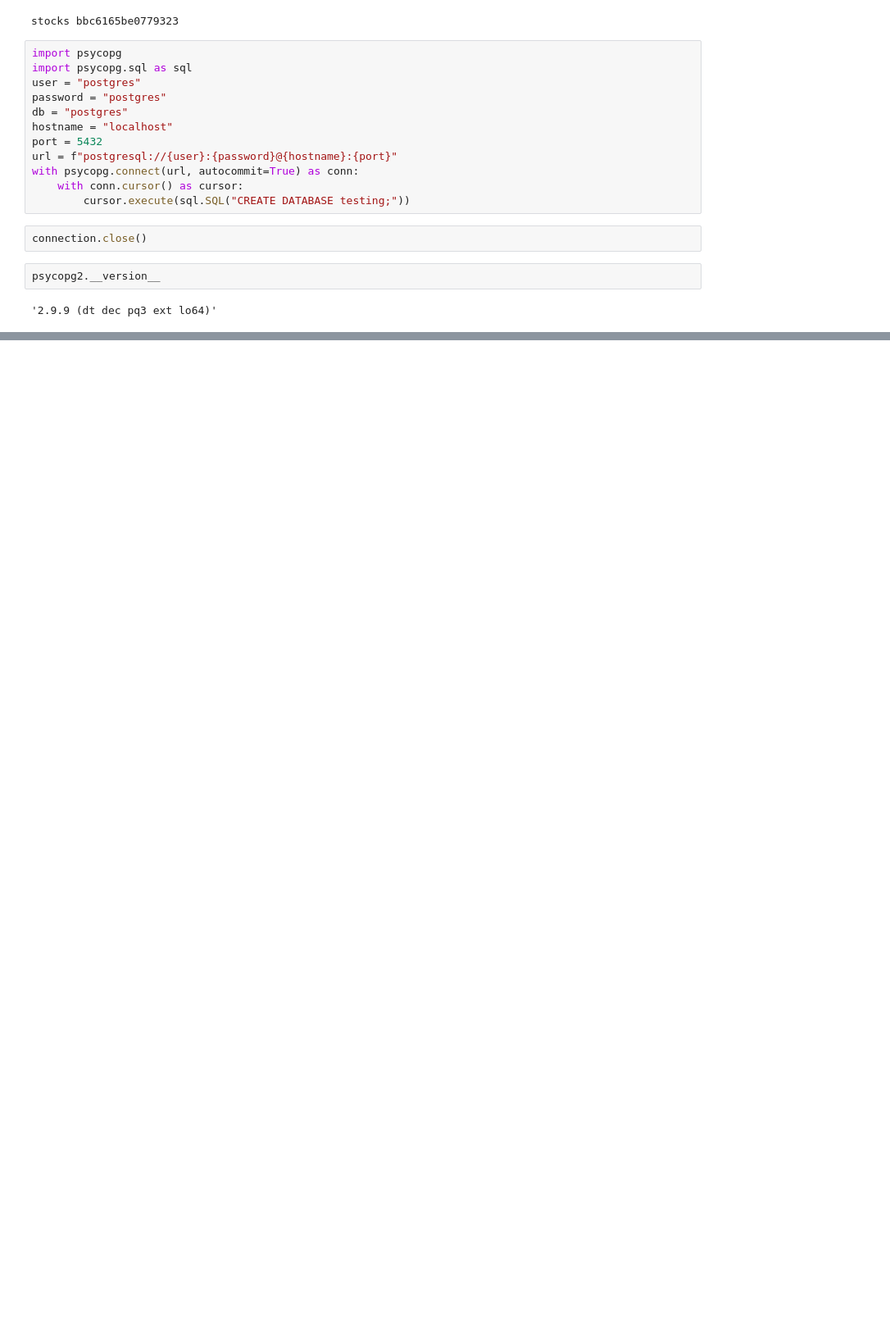
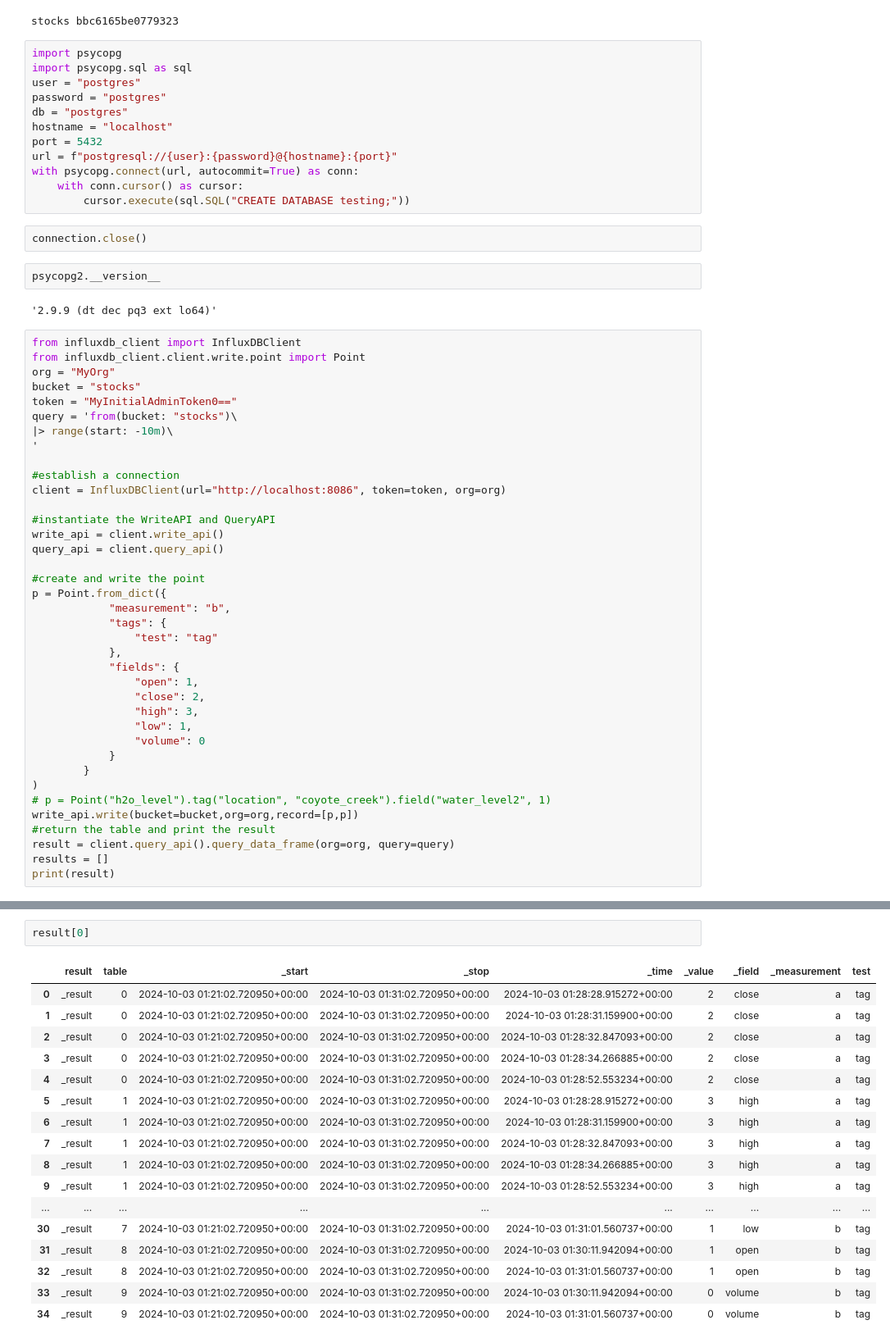
Before and after one commit to xxarles/StocksML, a Jupyter notebook: ingestion_lambda/influx_api_test.ipynb, the cells around one changed output, grey strips where cells are left out. Shown at 82% size. Drawn from its saved outputs; the diff is of its cells as text; blank space fills up the shorter version.

```diff
--- a/ingestion_lambda/influx_api_test.ipynb
+++ b/ingestion_lambda/influx_api_test.ipynb
@@ -127,3 +125,41 @@ connection.close()
 psycopg2.__version__
 # %% [output]
 '2.9.9 (dt dec pq3 ext lo64)'
+# %%
+from influxdb_client import InfluxDBClient
+from influxdb_client.client.write.point import Point
+org = "MyOrg"
+bucket = "stocks"
+token = "MyInitialAdminToken0=="
+query = 'from(bucket: "stocks")\
+|> range(start: -10m)\
+'
+
+#establish a connection
+client = InfluxDBClient(url="http://localhost:8086", token=token, org=org)
+
+#instantiate the WriteAPI and QueryAPI
+write_api = client.write_api()
+query_api = client.query_api()
+
+#create and write the point
+p = Point.from_dict({
+            "measurement": "b",
+            "tags": {
+                "test": "tag"
+            },
+            "fields": {
+                "open": 1,
+                "close": 2,
+                "high": 3,
+                "low": 1,
+                "volume": 0
+            }
+        }
+)
+# p = Point("h2o_level").tag("location", "coyote_creek").field("water_level2", 1)
+write_api.write(bucket=bucket,org=org,record=[p,p])
+#return the table and print the result
+result = client.query_api().query_data_frame(org=org, query=query)
+results = []
+print(result)
@@ -129,0 +202,20 @@ psycopg2.__version__
+# %%
+result[0]
+# %% [output]
+|  | result | table | _start | _stop | _time | _value | _field | _measurement | test |
+| 0 | _result | 0 | 2024-10-03 01:21:02.720950+00:00 | 2024-10-03 01:31:02.720950+00:00 | 2024-10-03 01:28:28.915272+00:00 | 2 | close | a | tag |
+| 1 | _result | 0 | 2024-10-03 01:21:02.720950+00:00 | 2024-10-03 01:31:02.720950+00:00 | 2024-10-03 01:28:31.159900+00:00 | 2 | close | a | tag |
+| 2 | _result | 0 | 2024-10-03 01:21:02.720950+00:00 | 2024-10-03 01:31:02.720950+00:00 | 2024-10-03 01:28:32.847093+00:00 | 2 | close | a | tag |
+| 3 | _result | 0 | 2024-10-03 01:21:02.720950+00:00 | 2024-10-03 01:31:02.720950+00:00 | 2024-10-03 01:28:34.266885+00:00 | 2 | close | a | tag |
+| 4 | _result | 0 | 2024-10-03 01:21:02.720950+00:00 | 2024-10-03 01:31:02.720950+00:00 | 2024-10-03 01:28:52.553234+00:00 | 2 | close | a | tag |
+| 5 | _result | 1 | 2024-10-03 01:21:02.720950+00:00 | 2024-10-03 01:31:02.720950+00:00 | 2024-10-03 01:28:28.915272+00:00 | 3 | high | a | tag |
+| 6 | _result | 1 | 2024-10-03 01:21:02.720950+00:00 | 2024-10-03 01:31:02.720950+00:00 | 2024-10-03 01:28:31.159900+00:00 | 3 | high | a | tag |
+| 7 | _result | 1 | 2024-10-03 01:21:02.720950+00:00 | 2024-10-03 01:31:02.720950+00:00 | 2024-10-03 01:28:32.847093+00:00 | 3 | high | a | tag |
+| 8 | _result | 1 | 2024-10-03 01:21:02.720950+00:00 | 2024-10-03 01:31:02.720950+00:00 | 2024-10-03 01:28:34.266885+00:00 | 3 | high | a | tag |
+| 9 | _result | 1 | 2024-10-03 01:21:02.720950+00:00 | 2024-10-03 01:31:02.720950+00:00 | 2024-10-03 01:28:52.553234+00:00 | 3 | high | a | tag |
+| ... | ... | ... | ... | ... | ... | ... | ... | ... | ... |
+| 30 | _result | 7 | 2024-10-03 01:21:02.720950+00:00 | 2024-10-03 01:31:02.720950+00:00 | 2024-10-03 01:31:01.560737+00:00 | 1 | low | b | tag |
+| 31 | _result | 8 | 2024-10-03 01:21:02.720950+00:00 | 2024-10-03 01:31:02.720950+00:00 | 2024-10-03 01:30:11.942094+00:00 | 1 | open | b | tag |
+| 32 | _result | 8 | 2024-10-03 01:21:02.720950+00:00 | 2024-10-03 01:31:02.720950+00:00 | 2024-10-03 01:31:01.560737+00:00 | 1 | open | b | tag |
+| 33 | _result | 9 | 2024-10-03 01:21:02.720950+00:00 | 2024-10-03 01:31:02.720950+00:00 | 2024-10-03 01:30:11.942094+00:00 | 0 | volume | b | tag |
+| 34 | _result | 9 | 2024-10-03 01:21:02.720950+00:00 | 2024-10-03 01:31:02.720950+00:00 | 2024-10-03 01:31:01.560737+00:00 | 0 | volume | b | tag |
```
Also changed, not shown: parts of 5 cells of this notebook, 5 other files.
